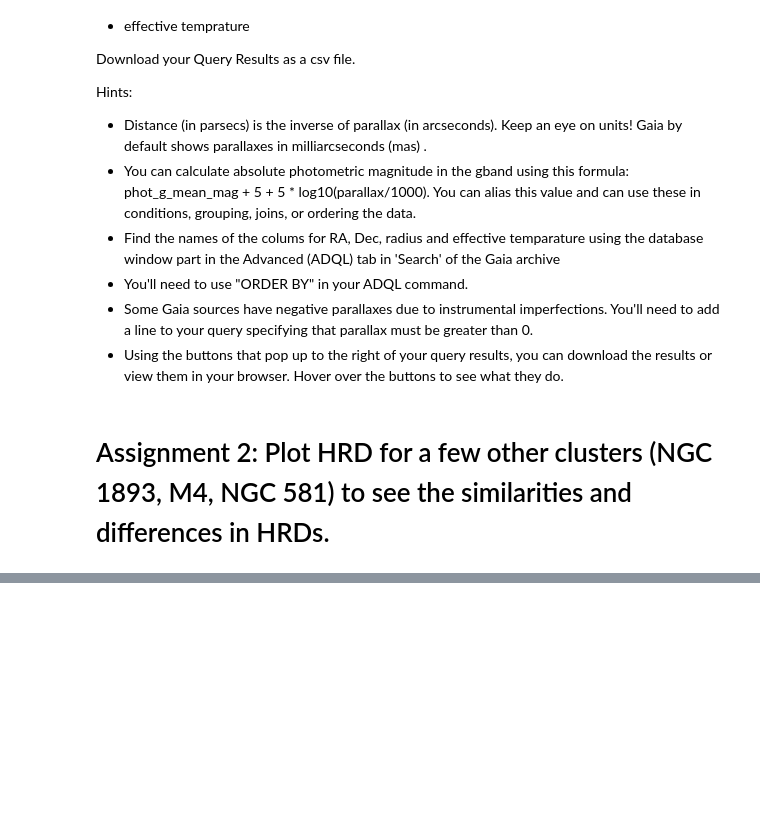
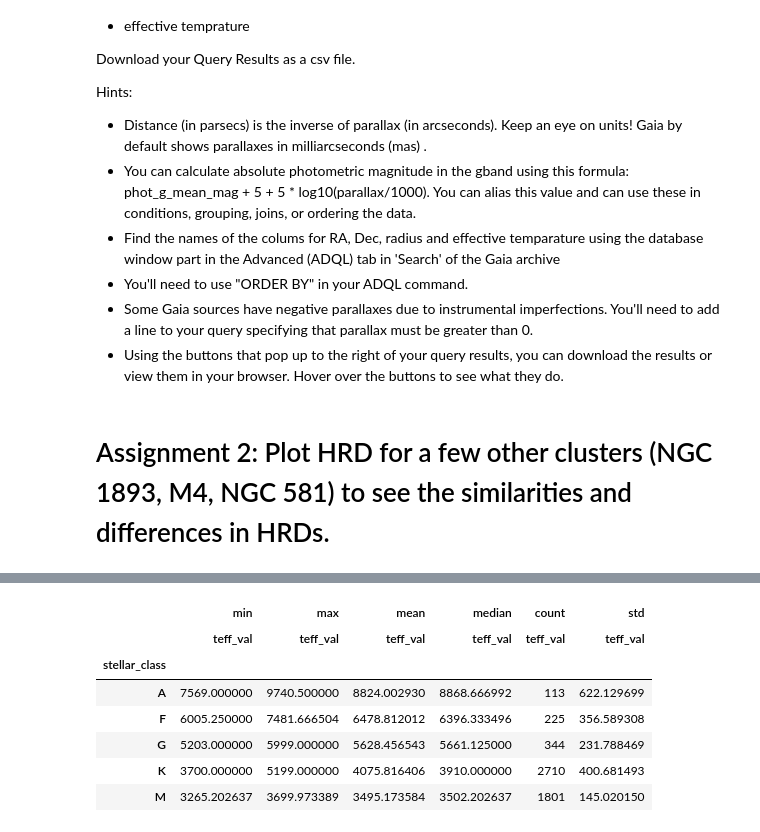
Before and after one commit to g-r-a-e-m-e/Intro-to-Astro2022, a Jupyter notebook: Week3_gaia_exoplanet_archive/Gaia_Tut.ipynb, the cells around one changed output, grey strips where cells are left out. Saved outputs shown, nothing was run; the diff lists cells and outputs as text; code cells hidden in the pictures; blank space fills up the shorter version.

```diff
--- a/Week3_gaia_exoplanet_archive/Gaia_Tut.ipynb
+++ b/Week3_gaia_exoplanet_archive/Gaia_Tut.ipynb
@@ -559,0 +592,12 @@ df_10k.dist_ly.min()
+# %%
+df_10k_nonC_pivot = df_10k_nonC.pivot_table(index = 'stellar_class', values = 'teff_val', aggfunc = ['min', 'max', 'mean', 'median', 'count', 'std'])
+df_10k_nonC_pivot
+# %% [output]
+|  | min | max | mean | median | count | std |
+|  | teff_val | teff_val | teff_val | teff_val | teff_val | teff_val |
+| stellar_class |  |  |  |  |  |  |
+| A | 7569.000000 | 9740.500000 | 8824.002930 | 8868.666992 | 113 | 622.129699 |
+| F | 6005.250000 | 7481.666504 | 6478.812012 | 6396.333496 | 225 | 356.589308 |
+| G | 5203.000000 | 5999.000000 | 5628.456543 | 5661.125000 | 344 | 231.788469 |
+| K | 3700.000000 | 5199.000000 | 4075.816406 | 3910.000000 | 2710 | 400.681493 |
+| M | 3265.202637 | 3699.973389 | 3495.173584 | 3502.202637 | 1801 | 145.020150 |
```
Also changed, not shown: parts of 6 cells of this notebook.
